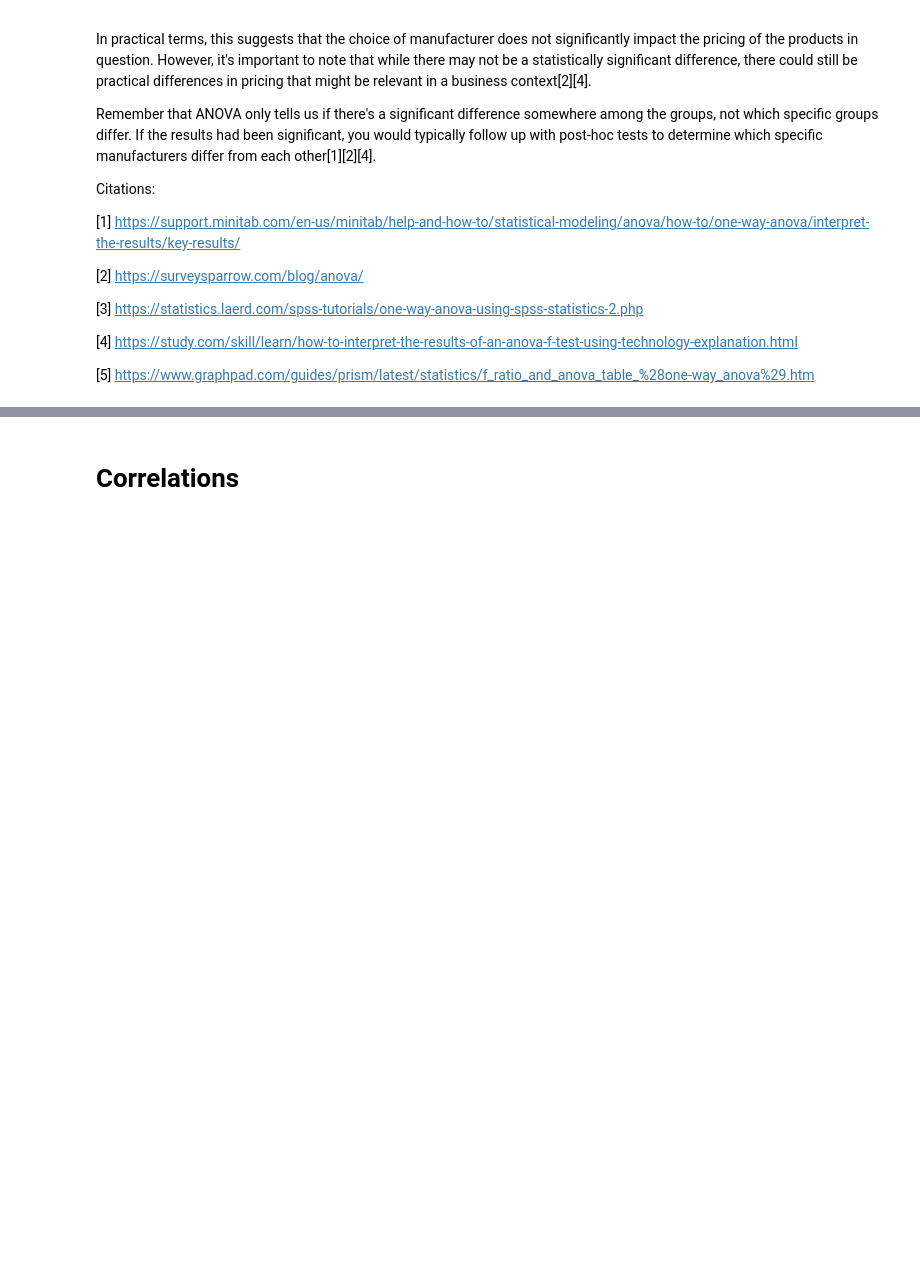
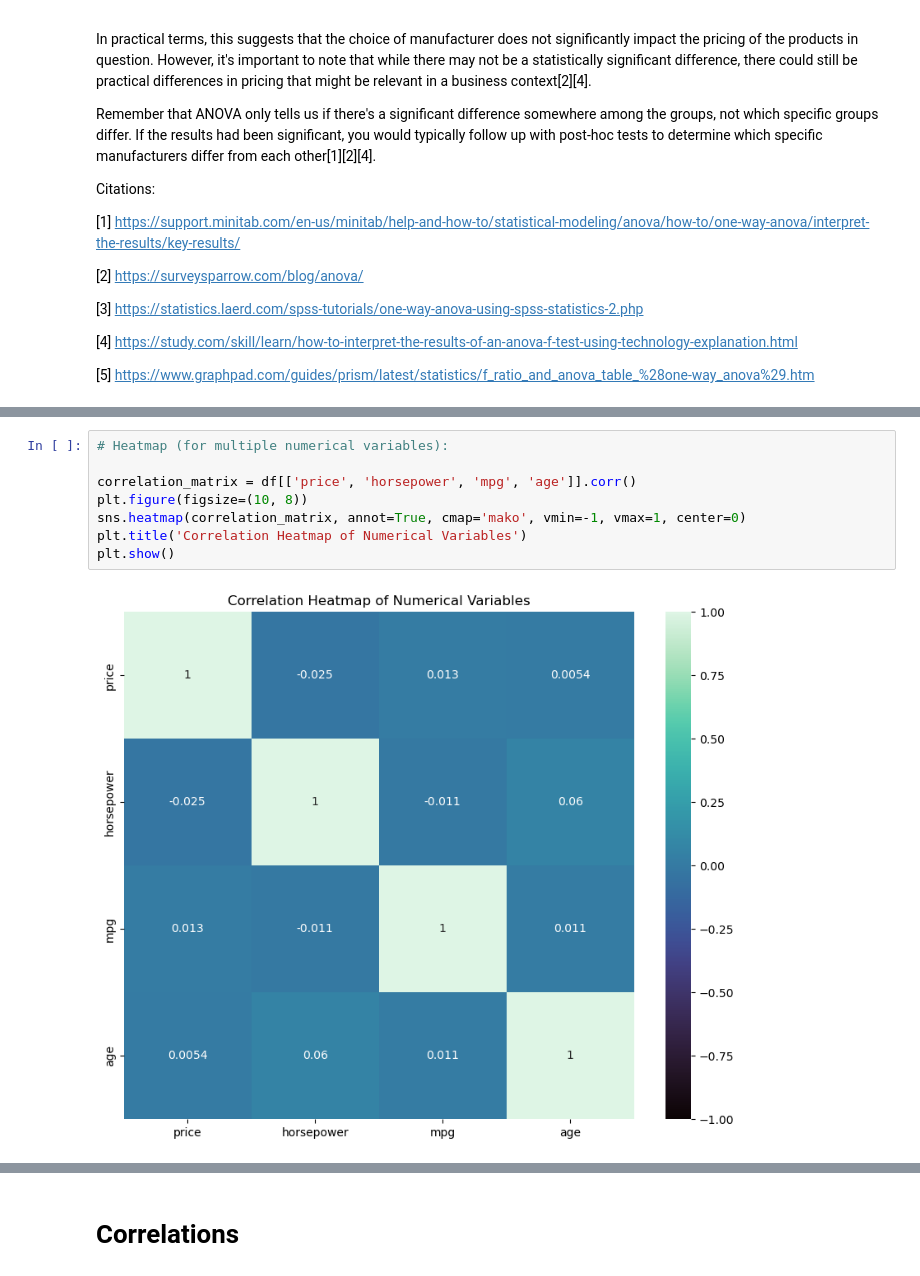
Before and after one commit to drjodyannjones/mdsi_python_seminar_11122023, a Jupyter notebook: exploratory_data_analysis/eda.ipynb, the cells around one changed output, grey strips where cells are left out. Cells and saved outputs as stored; diff of their text form; blank space fills up the shorter version.

```diff
--- a/exploratory_data_analysis/eda.ipynb
+++ b/exploratory_data_analysis/eda.ipynb
@@ -1093,0 +1150,10 @@ Citations:
+# %%
+# Heatmap (for multiple numerical variables):
+
+correlation_matrix = df[['price', 'horsepower', 'mpg', 'age']].corr()
+plt.figure(figsize=(10, 8))
+sns.heatmap(correlation_matrix, annot=True, cmap='mako', vmin=-1, vmax=1, center=0)
+plt.title('Correlation Heatmap of Numerical Variables')
+plt.show()
+# %% [output]
+[figure, added]
```
Also changed, not shown: parts of 10 cells of this notebook.
